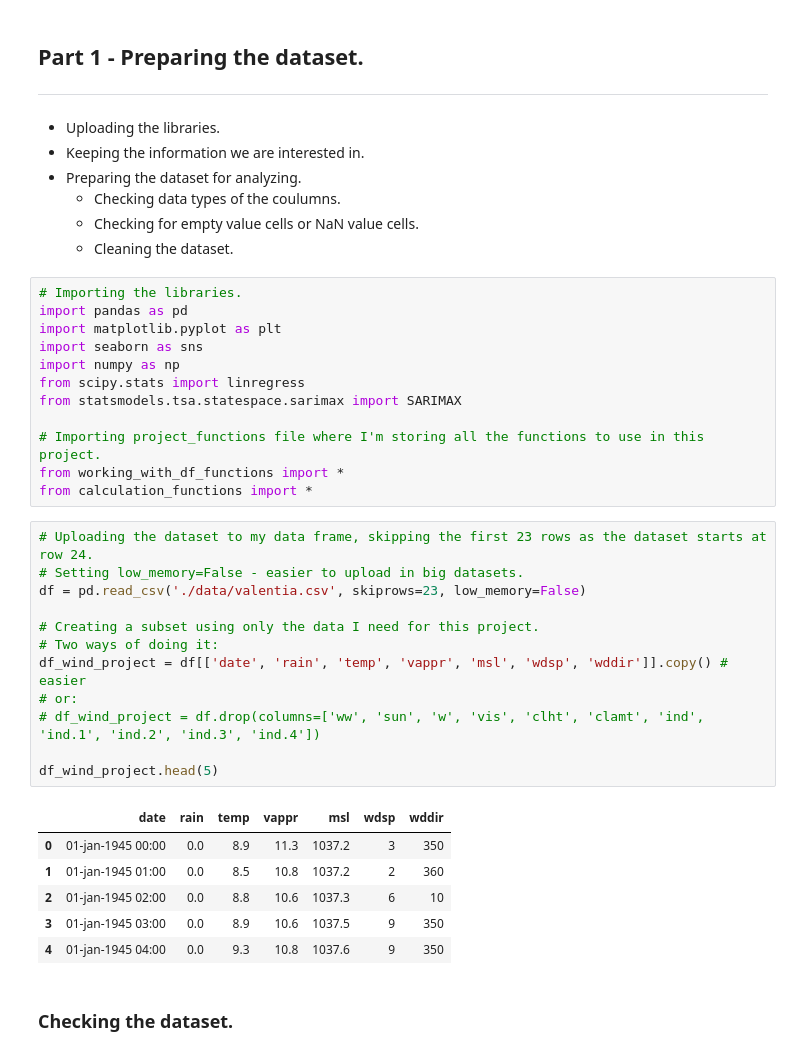
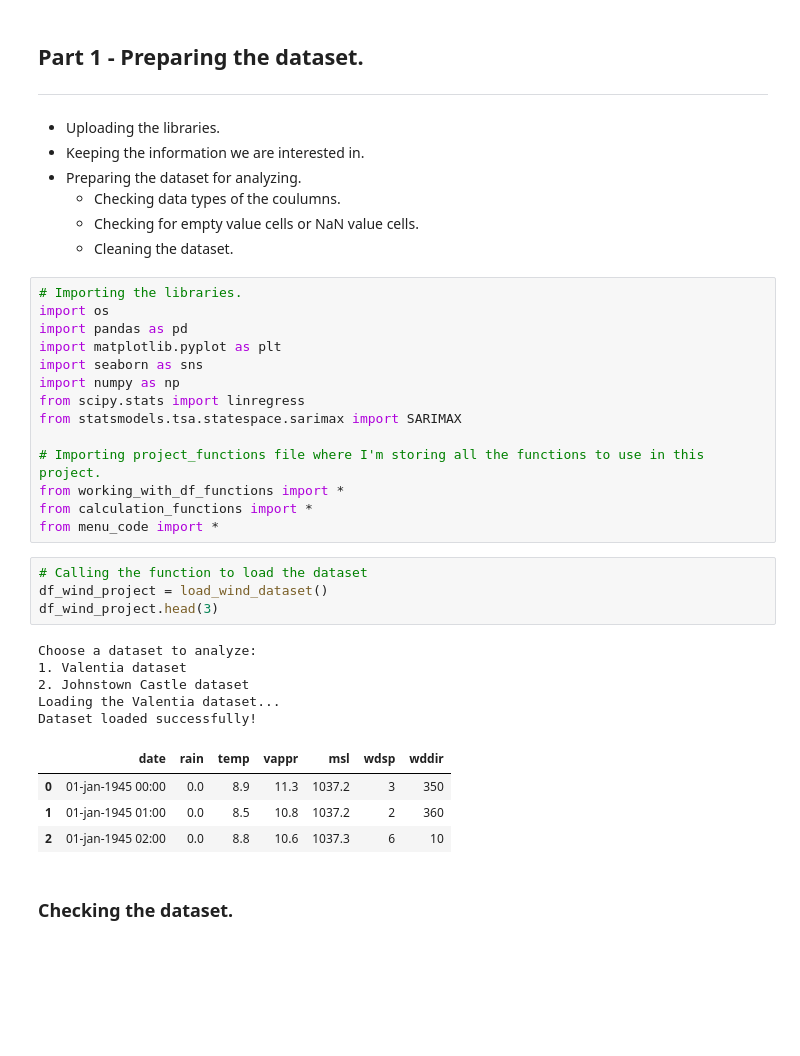
Before and after one commit to ermelinda-q/PFDA, a Jupyter notebook: project/project.ipynb, the cells around one changed output. Drawn from its saved outputs; the diff is of its cells as text; blank space fills up the shorter version.

```diff
--- a/project/project.ipynb
+++ b/project/project.ipynb
@@ -15,6 +15,7 @@
     - Cleaning the dataset.
 # %%
 # Importing the libraries.
+import os
 import pandas as pd
 import matplotlib.pyplot as plt
 import seaborn as sns
@@ -25,25 +26,21 @@ from statsmodels.tsa.statespace.sarimax import SARIMAX
 # Importing project_functions file where I'm storing all the functions to use in this project.
 from working_with_df_functions import *
 from calculation_functions import *
+from menu_code import *
-# %%
-# Uploading the dataset to my data frame, skipping the first 23 rows as the dataset starts at row 24.
-# Setting low_memory=False - easier to upload in big datasets.
-df = pd.read_csv('./data/valentia.csv', skiprows=23, low_memory=False)
-
-# Creating a subset using only the data I need for this project.
-# Two ways of doing it:
-df_wind_project = df[['date', 'rain', 'temp', 'vappr', 'msl', 'wdsp', 'wddir']].copy() # easier
-# or:
-# df_wind_project = df.drop(columns=['ww', 'sun', 'w', 'vis', 'clht', 'clamt', 'ind', 'ind.1', 'ind.2', 'ind.3', 'ind.4'])
-
-df_wind_project.head(5)
-# %% [output]
-|  | date | rain | temp | vappr | msl | wdsp | wddir |
-| 0 | 01-jan-1945 00:00 | 0.0 | 8.9 | 11.3 | 1037.2 | 3 | 350 |
-| 1 | 01-jan-1945 01:00 | 0.0 | 8.5 | 10.8 | 1037.2 | 2 | 360 |
-| 2 | 01-jan-1945 02:00 | 0.0 | 8.8 | 10.6 | 1037.3 | 6 | 10 |
-| 3 | 01-jan-1945 03:00 | 0.0 | 8.9 | 10.6 | 1037.5 | 9 | 350 |
-| 4 | 01-jan-1945 04:00 | 0.0 | 9.3 | 10.8 | 1037.6 | 9 | 350 |
+# %%
+# Calling the function to load the dataset
+df_wind_project = load_wind_dataset()
+df_wind_project.head(3)
+# %% [output]
+Choose a dataset to analyze:
+1. Valentia dataset
+2. Johnstown Castle dataset
+Loading the Valentia dataset...
+Dataset loaded successfully!
+|  | date | rain | temp | vappr | msl | wdsp | wddir |
+| 0 | 01-jan-1945 00:00 | 0.0 | 8.9 | 11.3 | 1037.2 | 3 | 350 |
+| 1 | 01-jan-1945 01:00 | 0.0 | 8.5 | 10.8 | 1037.2 | 2 | 360 |
+| 2 | 01-jan-1945 02:00 | 0.0 | 8.8 | 10.6 | 1037.3 | 6 | 10 |
 # %% [markdown]
 ### Checking the dataset.
 # %%
```
Also changed, not shown: parts of 18 cells of this notebook, 6 other files.
